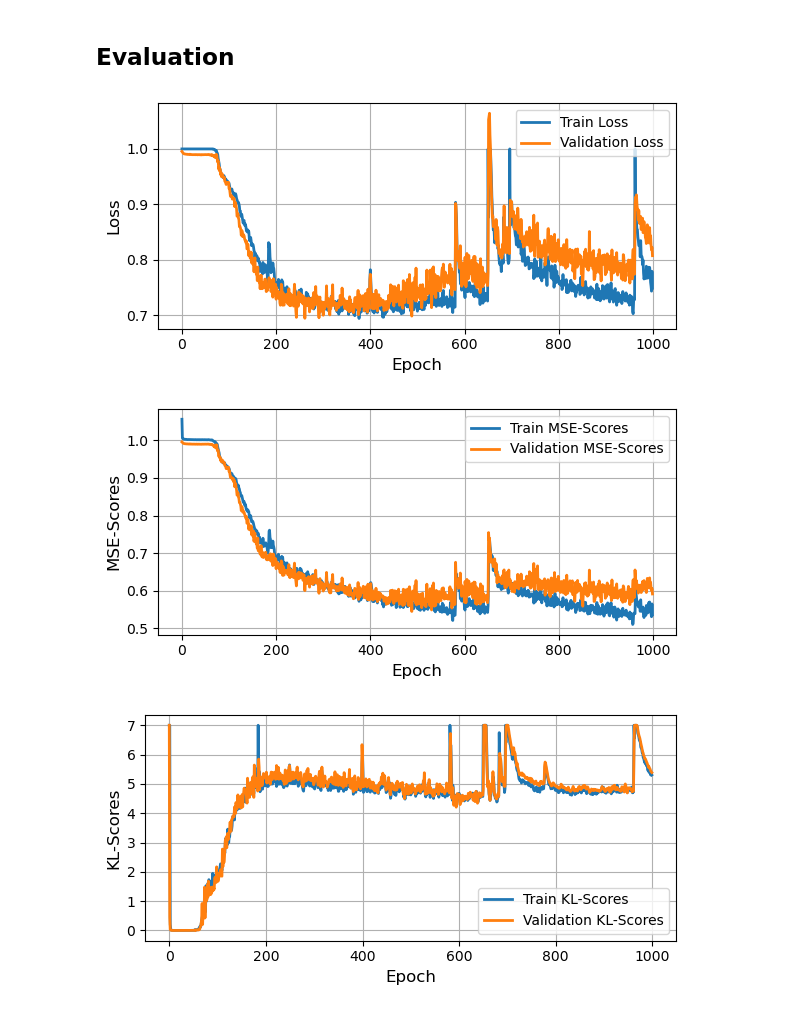
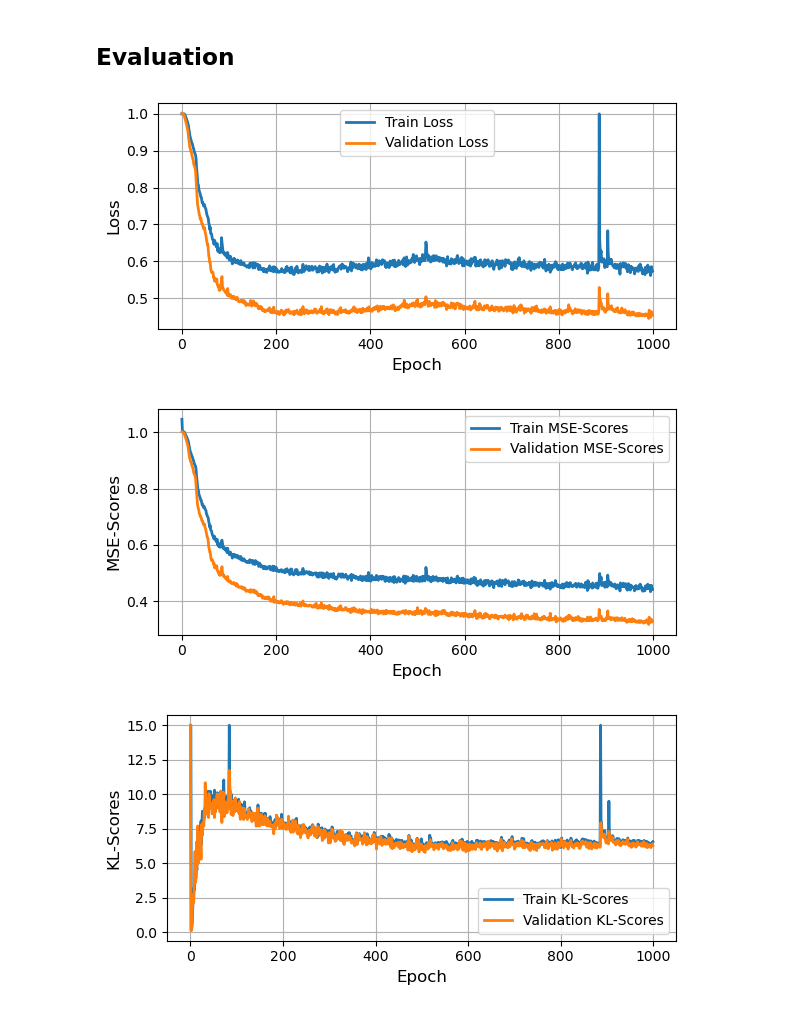
Before and after one commit to BahneTP/medsea-interannual-clustering, a Jupyter notebook: information_filtering/trend_removal/models/VCAE-training.ipynb, the cells around one changed output. Cells and saved outputs as stored; diff of their text form; code cells hidden in the pictures.

Commit message:
Changed plots.

```diff
--- a/information_filtering/trend_removal/models/VCAE-training.ipynb
+++ b/information_filtering/trend_removal/models/VCAE-training.ipynb
@@ -61,5 +57,0 @@ print(ds.nbytes / 1e6, "MB")
-# %%
-X_np, M_np = helper_functions.preprocessing_conv(ds, ["thetao", "so"], [50, 300, 1000], True, 1)
-X = torch.tensor(X_np)  # (B, C, H, W)
-M = torch.tensor(M_np)
-print(X.shape)
@@ -98,0 +91,22 @@ test_loader = DataLoader(val_set, batch_size=32)
+# %%
+ds_val = xr.open_dataset("../../data/medsea1987to2025_val.nc")
+
+X_np, M_np = helper_functions.preprocessing_conv(ds_train, ["thetao", "so"], [50, 300, 1000], trend_removal, 1)
+X_val = torch.tensor(X_np)
+M_val = torch.tensor(M_np)
+val_dataset = MaskedDataset(X_val, M_val)
+
+val_size = int(0.4 * len(val_dataset))
+_ , val_subset = torch.utils.data.random_split(
+    val_dataset,
+    [len(val_dataset) - val_size, val_size],
+    generator=torch.Generator().manual_seed(SEED)
+)
+
+val_loader = DataLoader(
+    val_subset,
+    batch_size=32,
+    shuffle=False
+)
+
+print(f"Validation set size: {len(val_subset)}")
@@ -243,7 +261,7 @@ def train(num_epochs: int, kl_annealing_epochs: int = 50, bint: float = 0.1):
         running_val_kl = 0.0
 
         with torch.no_grad():
-            for x, mask in test_loader:
+            for x, mask in val_loader:
                 x = x.to(device)
                 mask = mask.to(device)
                 x_recon, z_mean, z_logvar = model(x, mask=mask)
@@ -252,8 +270,8 @@ def train(num_epochs: int, kl_annealing_epochs: int = 50, bint: float = 0.1):
                 running_val_recon += recon_loss.item() * x.size(0)
                 running_val_kl += kl_loss.item() * x.size(0)
 
-        val_recon = running_val_recon / len(test_loader.dataset)
-        val_kl = running_val_kl / len(test_loader.dataset)
+        val_recon = running_val_recon / len(val_loader.dataset)
+        val_kl = running_val_kl / len(val_loader.dataset)
         val_loss = val_recon + beta * val_kl
 
         val_losses.append(val_loss)
@@ -303,5 +321,4 @@ Estimated Total Size (MB): 394.63
 ==========================================================================================
 # %%
-# train_losses, val_losses, train_recons, val_recons, train_kls, val_kls = train(800, 600, 0.02)
-train_losses, val_losses, train_recons, val_recons, train_kls, val_kls = train(1000, 600, 0.04)
+train_losses, val_losses, train_recons, val_recons, train_kls, val_kls = train(1000, 500, 0.02)
 # %% [output]
@@ -327,15 +344,15 @@ Epoch 1000/1000 | β: 0.04000 | Train Loss: 0.7484 (Recon: 0.5361, KL: 5.3070) |
 # %%
 train_losses2 = [min(x,1) for x in train_losses]
 val_losses2 = [min(x,2) for x in val_losses]
 helper_functions.plot_metrics([(train_losses2, "Train Loss"), (val_losses2, "Validation Loss")], "Loss")
 helper_functions.plot_metrics([(train_recons, "Train MSE-Scores"), (val_recons, "Validation MSE-Scores")], "MSE-Scores")
-train_kls2 = [min(x,7) for x in train_kls]
-val_kls2 = [min(x,7) for x in val_kls]
+train_kls2 = [min(x,15) for x in train_kls]
+val_kls2 = [min(x,15) for x in val_kls]
 helper_functions.plot_metrics([(train_kls2, "Train KL-Scores"), (val_kls2, "Validation KL-Scores")], "KL-Scores")
 # %% [output]
-[figure, old version]
+[figure, new version]
-[figure, old version]
+[figure, new version]
-[figure, old version]
+[figure, new version]
 # %%
 device = torch.device("cuda" if torch.cuda.is_available() else "cpu")
 model = model.to(device)
```
Also changed, not shown: parts of 19 cells of this notebook, 18 other files.
